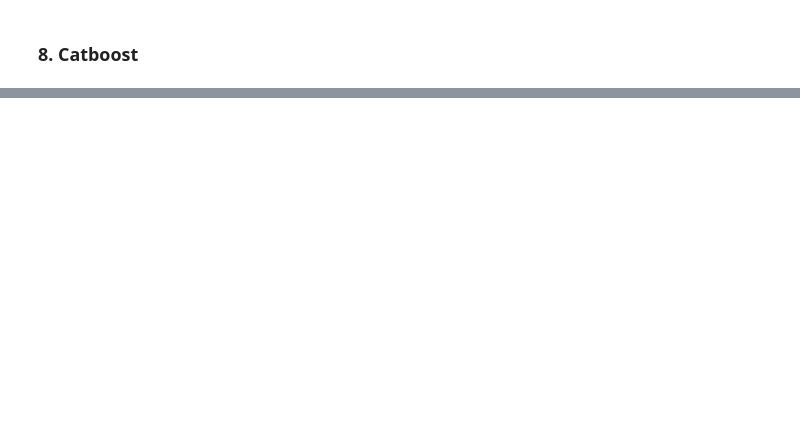
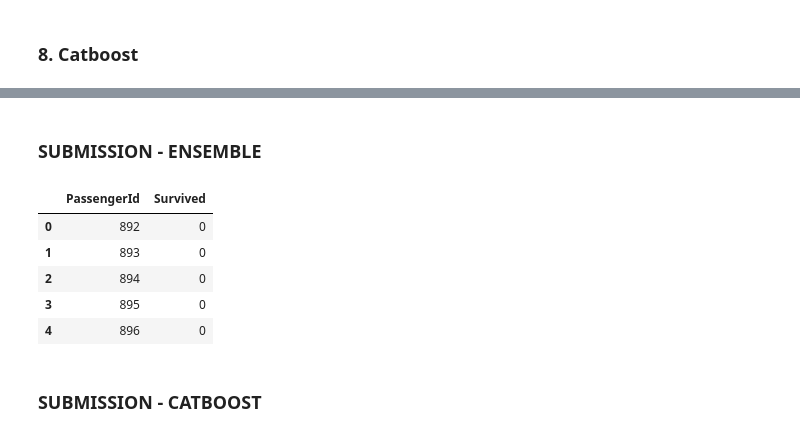
Before and after one commit to SandeepRam31/Titanic-Dataset, a Jupyter notebook: TITANIC.ipynb, the cells around one changed output, grey strips where cells are left out. Drawn from its saved outputs; the diff is of its cells as text; code cells hidden in the pictures; blank space fills up the shorter version.

```diff
--- a/TITANIC.ipynb
+++ b/TITANIC.ipynb
@@ -329,0 +411,19 @@ Shrink model to first 51 iterations.
+# %%
+def ensemble_predict(data):
+
+    data_cat = data[['Pclass', 'Sex', 'Age', 'SibSp', 'Parch', 'Fare', 'Embarked']]
+    data_rf = transformation_rf(data_cat)
+
+    vote_frame = pd.DataFrame()
+    vote_frame['RF'] = model_1.predict(data_rf)
+    vote_frame['CB'] = model_cb.predict(data_cat)
+    vote_frame['GBT'] = model_2.predict(data_rf)
+
+    vote_frame['Survived'] = vote_frame['RF'] + vote_frame['CB'] + vote_frame['GBT']
+    vote_frame['Survived'] = vote_frame['Survived'].apply(voting)
+    vote_frame['PassengerId'] = data['PassengerId']
+    return vote_frame[['PassengerId','Survived']]
+# %%
+test['Age'] = test[['Age', 'Pclass']].apply(impute_age, axis = 1)
+# %%
+test.drop('Cabin', axis = 1, inplace = True)
@@ -329,0 +444,13 @@ Shrink model to first 51 iterations.
+# %% [markdown]
+### SUBMISSION - ENSEMBLE
+# %%
+submission_csv = ensemble_predict(test)
+# %%
+submission_csv.head()
+# %% [output]
+|  | PassengerId | Survived |
+| 0 | 892 | 0 |
+| 1 | 893 | 0 |
+| 2 | 894 | 0 |
+| 3 | 895 | 0 |
+| 4 | 896 | 0 |
@@ -329,0 +461,2 @@ Shrink model to first 51 iterations.
+# %% [markdown]
+### SUBMISSION - CATBOOST
```
Also changed, not shown: parts of 38 cells of this notebook, 4 other files.
